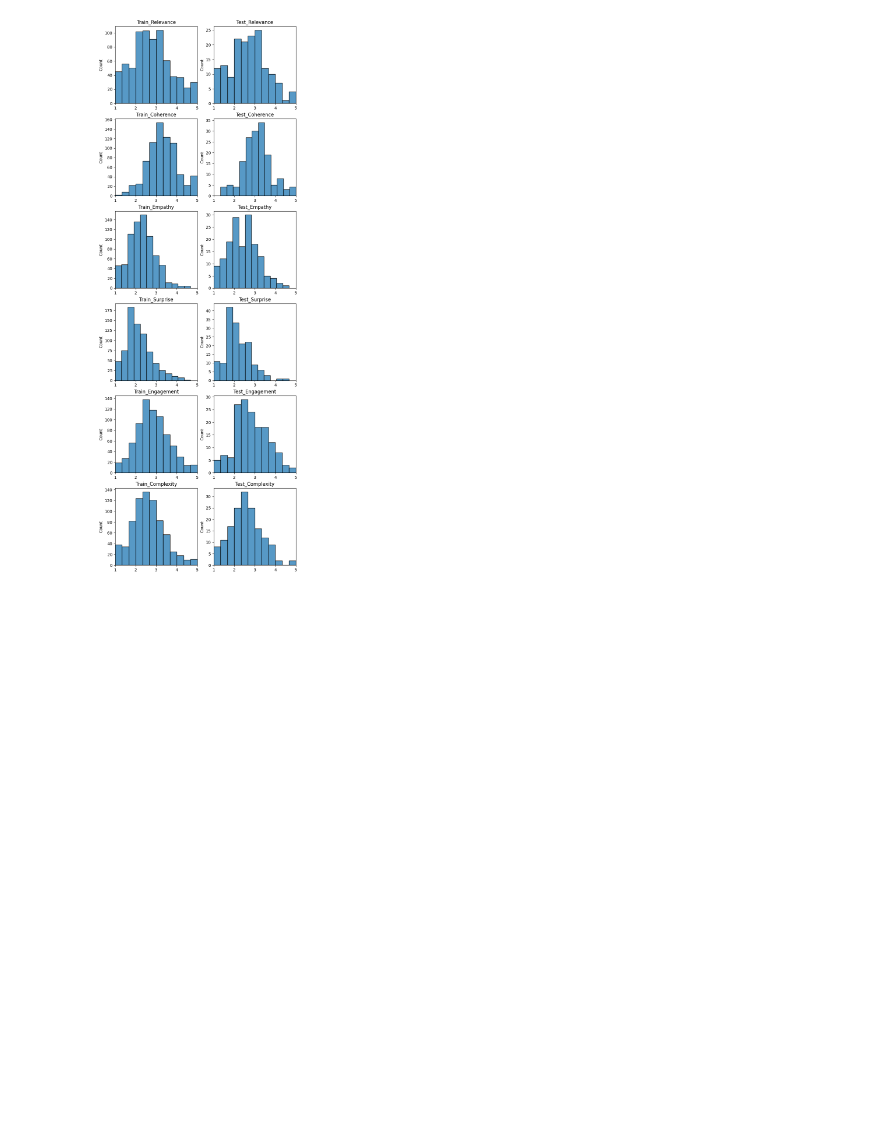
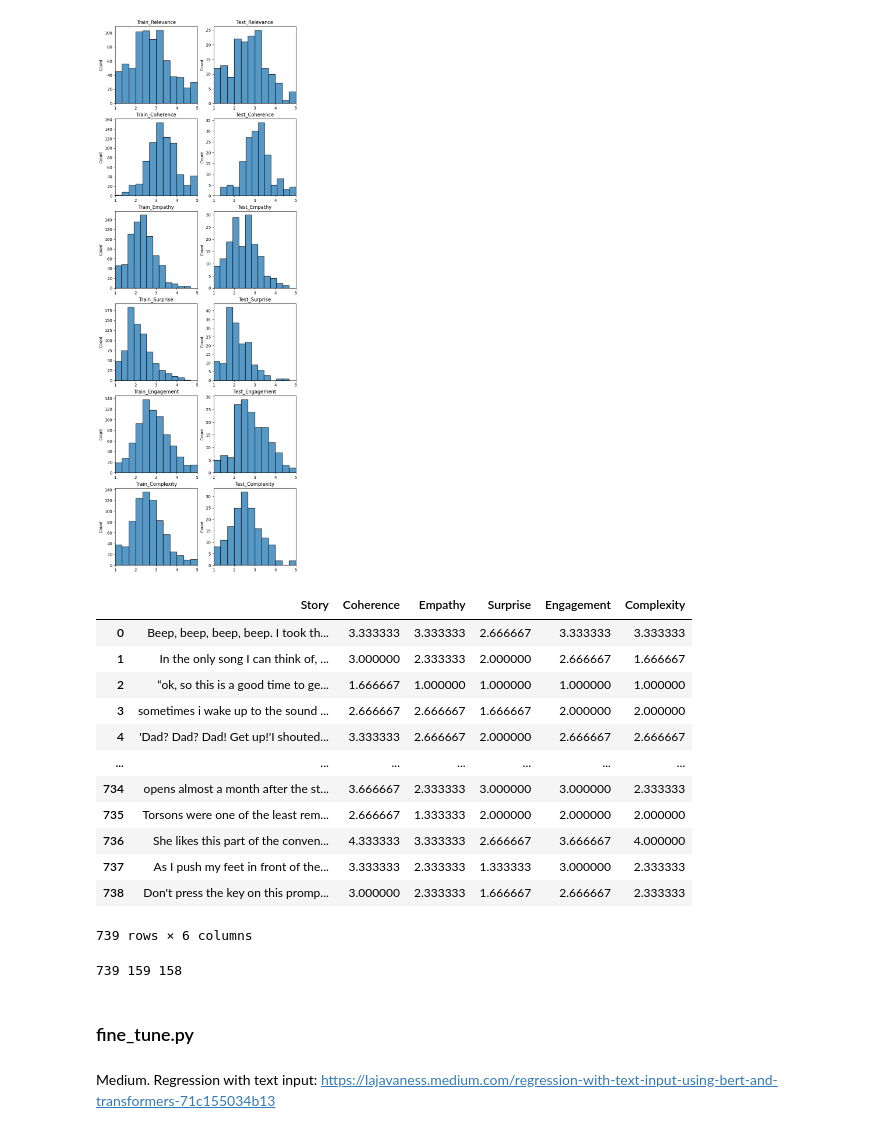
Before and after one commit to daniblu/NLP_exam_project, a Jupyter notebook: src/dev.ipynb, the cells around one changed output. Saved outputs shown, nothing was run; the diff lists cells and outputs as text; code cells hidden in the pictures; blank space fills up the shorter version.

```diff
--- a/src/dev.ipynb
+++ b/src/dev.ipynb
@@ -91,6 +91,23 @@ for i, metric in enumerate(metrics):
 plt.show()
 # %% [output]
 [figure]
+# %%
+train = pd.concat([X_train, y_train], axis=1).reset_index(drop=True)
+train
+# %% [output]
+|  | Story | Coherence | Empathy | Surprise | Engagement | Complexity |
+| 0 | Beep, beep, beep, beep. I took th... | 3.333333 | 3.333333 | 2.666667 | 3.333333 | 3.333333 |
+| 1 | In the only song I can think of, ... | 3.000000 | 2.333333 | 2.000000 | 2.666667 | 1.666667 |
+| 2 | “ok, so this is a good time to ge... | 1.666667 | 1.000000 | 1.000000 | 1.000000 | 1.000000 |
+| 3 | sometimes i wake up to the sound ... | 2.666667 | 2.666667 | 1.666667 | 2.000000 | 2.000000 |
+| 4 | 'Dad? Dad? Dad! Get up!'I shouted... | 3.333333 | 2.666667 | 2.000000 | 2.666667 | 2.666667 |
+| ... | ... | ... | ... | ... | ... | ... |
+| 734 | opens almost a month after the st... | 3.666667 | 2.333333 | 3.000000 | 3.000000 | 2.333333 |
+| 735 | Torsons were one of the least rem... | 2.666667 | 1.333333 | 2.000000 | 2.000000 | 2.000000 |
+| 736 | She likes this part of the conven... | 4.333333 | 3.333333 | 2.666667 | 3.666667 | 4.000000 |
+| 737 | As I push my feet in front of the... | 3.333333 | 2.333333 | 1.333333 | 3.000000 | 2.333333 |
+| 738 | Don't press the key on this promp... | 3.000000 | 2.333333 | 1.666667 | 2.666667 | 2.333333 |
+739 rows × 6 columns
 # %%
 train_dict = {'label': y_train, 'story': X_train}
 ds_train = Dataset.from_dict(train_dict)
@@ -104,3 +121,11 @@ dataset = {'train': ds_train, 'test': ds_test, 'validation': ds_val}
 # save dataset as pkl file
 with open('../story_eval_dataset.pkl', 'wb') as f:
     pickle.dump(dataset, f)
+# %%
+print(len(dataset['train']), len(dataset['test']), len(dataset['validation']))
+# %% [output]
+739 159 158
+# %% [markdown]
+### fine_tune.py
+# %% [markdown]
+Medium. Regression with text input: https://lajavaness.medium.com/regression-with-text-input-using-bert-and-transformers-71c155034b13
```
Also changed, not shown: parts of 23 cells of this notebook, 7 other files.
